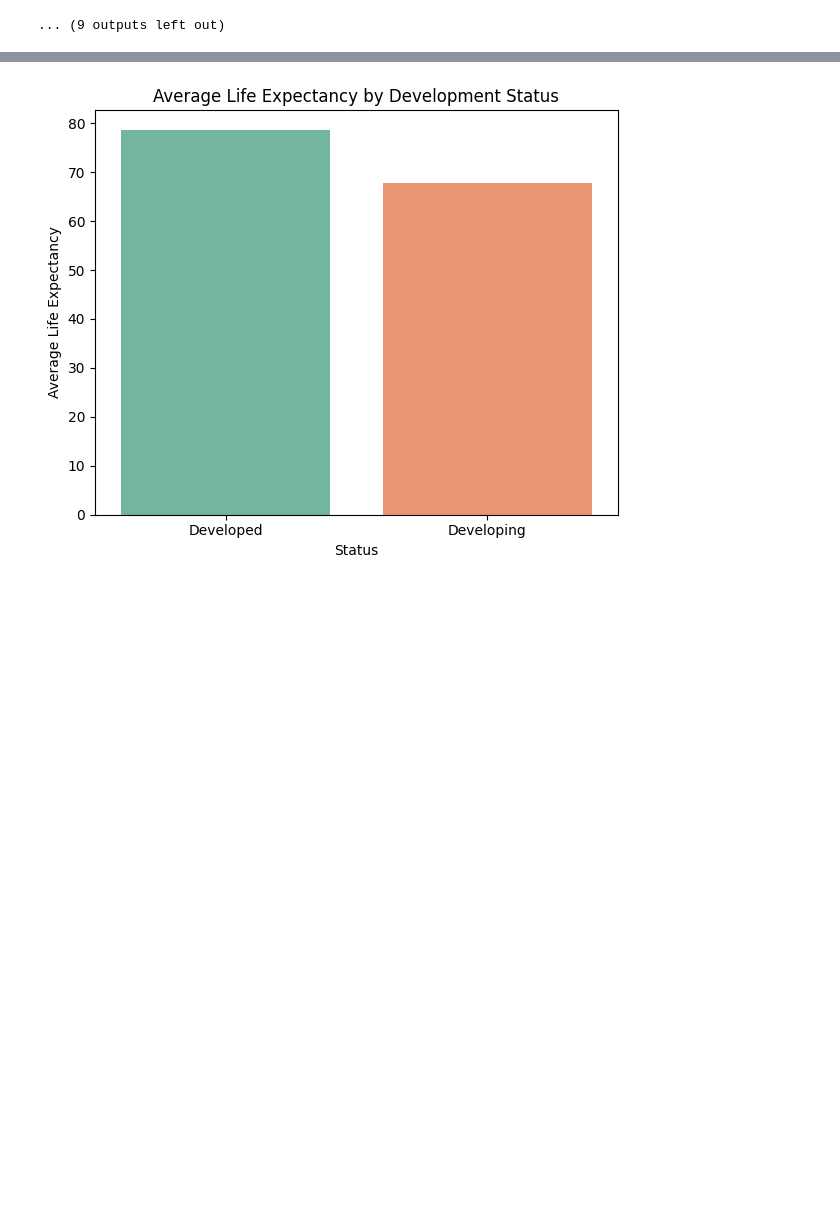
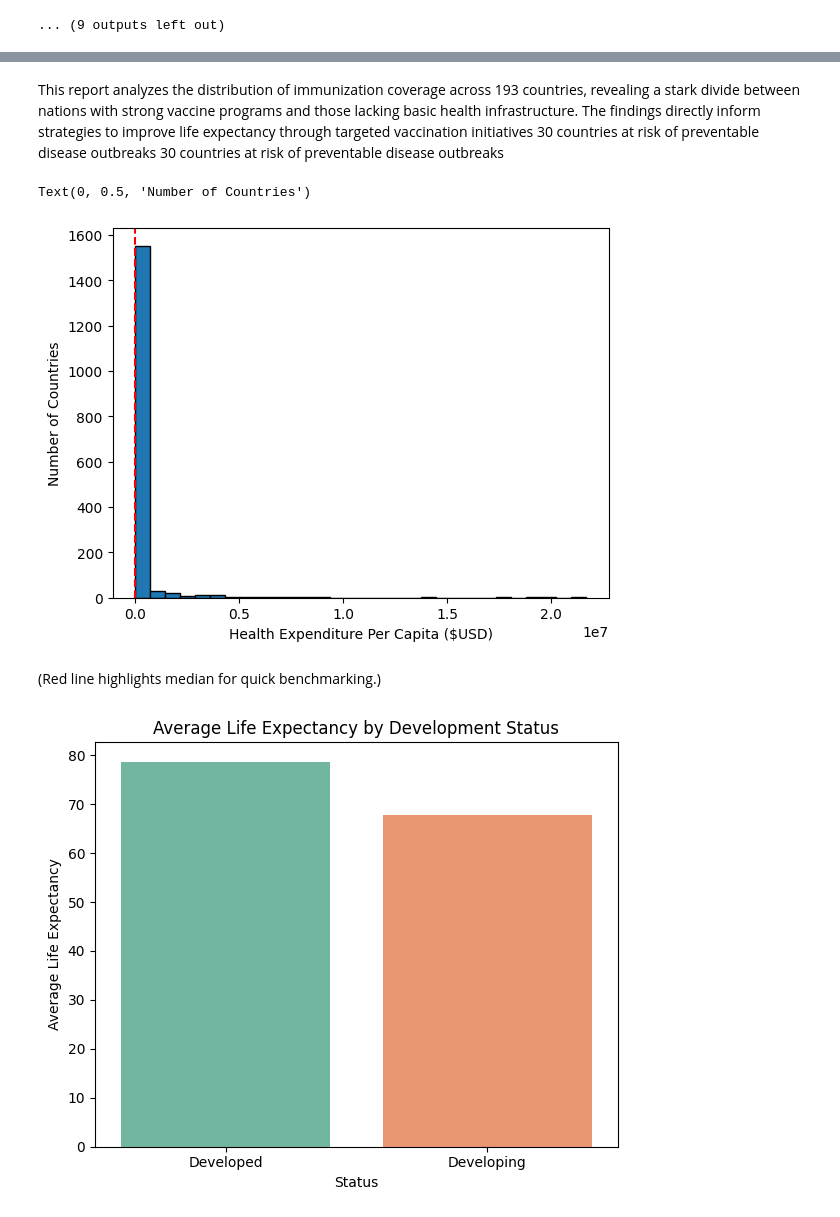
Before and after one commit to Se-babe/Swale_Sebabe_Abdu, a Jupyter notebook: Group_i/final_life_group_i.ipynb, the cells around one changed output, grey strips where cells are left out. Drawn from its saved outputs; the diff is of its cells as text; code cells hidden in the pictures; blank space fills up the shorter version.

```diff
--- a/Group_i/final_life_group_i.ipynb
+++ b/Group_i/final_life_group_i.ipynb
@@ -409,3 +453,17 @@ for col in df.select_dtypes(include='number').columns :
+# %% [markdown]
+This report analyzes the distribution of immunization coverage across 193 countries, revealing a stark divide between nations with strong vaccine programs and those lacking basic health infrastructure. The findings directly inform strategies to improve life expectancy through targeted vaccination initiatives
+30 countries at risk of preventable disease outbreaks
+30 countries at risk of preventable disease outbreaks
+# %%
+plt.hist(df['Health_Expenditure_Per_Capita'], bins=30, edgecolor='black', color='#1f77b4')
+plt.axvline(x=300, color='red', linestyle='--', label='Global Median (~$300)')
+plt.xlabel('Health Expenditure Per Capita ($USD)')
+plt.ylabel('Number of Countries')
+# %% [output]
+Text(0, 0.5, 'Number of Countries')
+[figure, added]
+# %% [markdown]
+(Red line highlights median for quick benchmarking.)
 # %%
 # Group the data
 status_life_exp = df.groupby('Status')['Life expectancy'].mean().reset_index()
```
Also changed, not shown: parts of 16 cells of this notebook, 1 other file.
